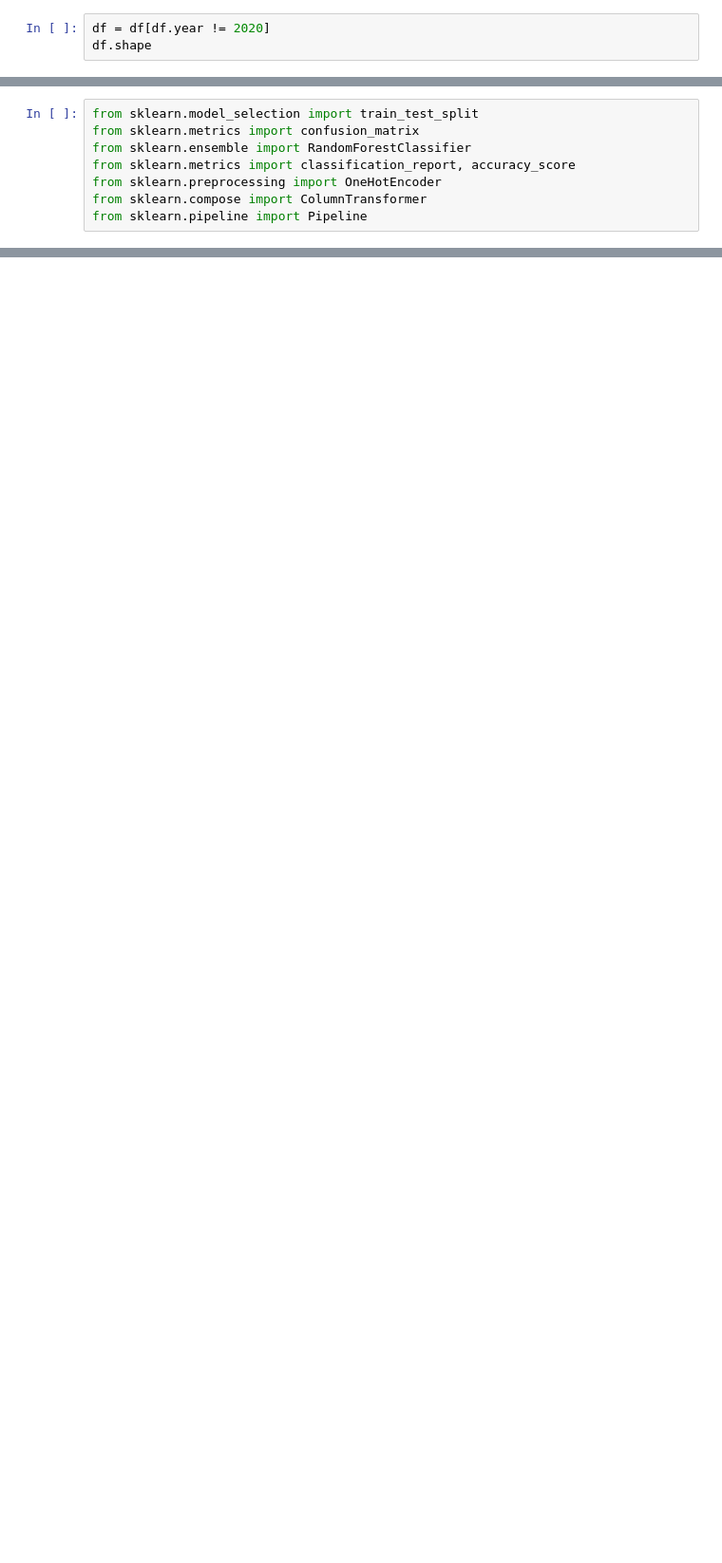
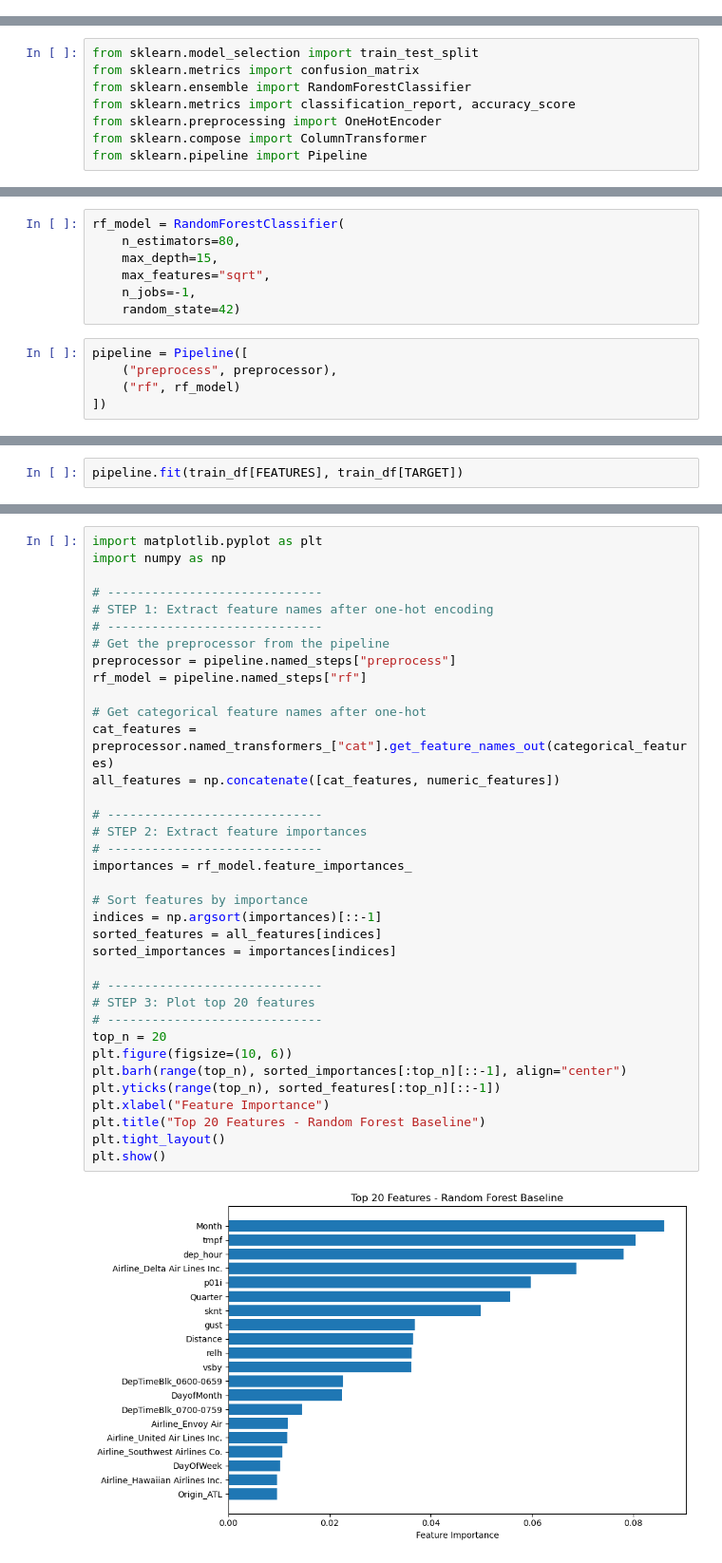
Before and after one commit to arv020/DSC288R_DataScienceCapstone, a Jupyter notebook: notebooks/models/1_baseline_models.ipynb, the cells around one changed output, grey strips where cells are left out. Shown at 95% size. Drawn from its saved outputs; the diff is of its cells as text; blank space fills up the shorter version.

Commit message:
RF model & requirements updates

```diff
--- a/notebooks/models/1_baseline_models.ipynb
+++ b/notebooks/models/1_baseline_models.ipynb
@@ -10,3 +9,0 @@ df.shape
-# %%
-df = df[df.year != 2020]
-df.shape
@@ -209,0 +337,12 @@ ModuleNotFoundError: No module named 'lightgbm'
+# %%
+rf_model = RandomForestClassifier(
+    n_estimators=80,
+    max_depth=15,
+    max_features="sqrt",
+    n_jobs=-1,
+    random_state=42)
+# %%
+pipeline = Pipeline([
+    ("preprocess", preprocessor),
+    ("rf", rf_model)
+])
@@ -209,0 +372,2 @@ ModuleNotFoundError: No module named 'lightgbm'
+# %%
+pipeline.fit(train_df[FEATURES], train_df[TARGET])
@@ -209,0 +499,38 @@ ModuleNotFoundError: No module named 'lightgbm'
+# %%
+import matplotlib.pyplot as plt
+import numpy as np
+
+# -----------------------------
+# STEP 1: Extract feature names after one-hot encoding
+# -----------------------------
+# Get the preprocessor from the pipeline
+preprocessor = pipeline.named_steps["preprocess"]
+rf_model = pipeline.named_steps["rf"]
+
+# Get categorical feature names after one-hot
+cat_features = preprocessor.named_transformers_["cat"].get_feature_names_out(categorical_features)
+all_features = np.concatenate([cat_features, numeric_features])
+
+# -----------------------------
+# STEP 2: Extract feature importances
+# -----------------------------
+importances = rf_model.feature_importances_
+
+# Sort features by importance
+indices = np.argsort(importances)[::-1]
+sorted_features = all_features[indices]
+sorted_importances = importances[indices]
+
+# -----------------------------
+# STEP 3: Plot top 20 features
+# -----------------------------
+top_n = 20
+plt.figure(figsize=(10, 6))
+plt.barh(range(top_n), sorted_importances[:top_n][::-1], align="center")
+plt.yticks(range(top_n), sorted_features[:top_n][::-1])
+plt.xlabel("Feature Importance")
+plt.title("Top 20 Features - Random Forest Baseline")
+plt.tight_layout()
+plt.show()
+# %% [output]
+[figure, added]
```
Also changed, not shown: parts of 49 cells of this notebook, 2 other files.
